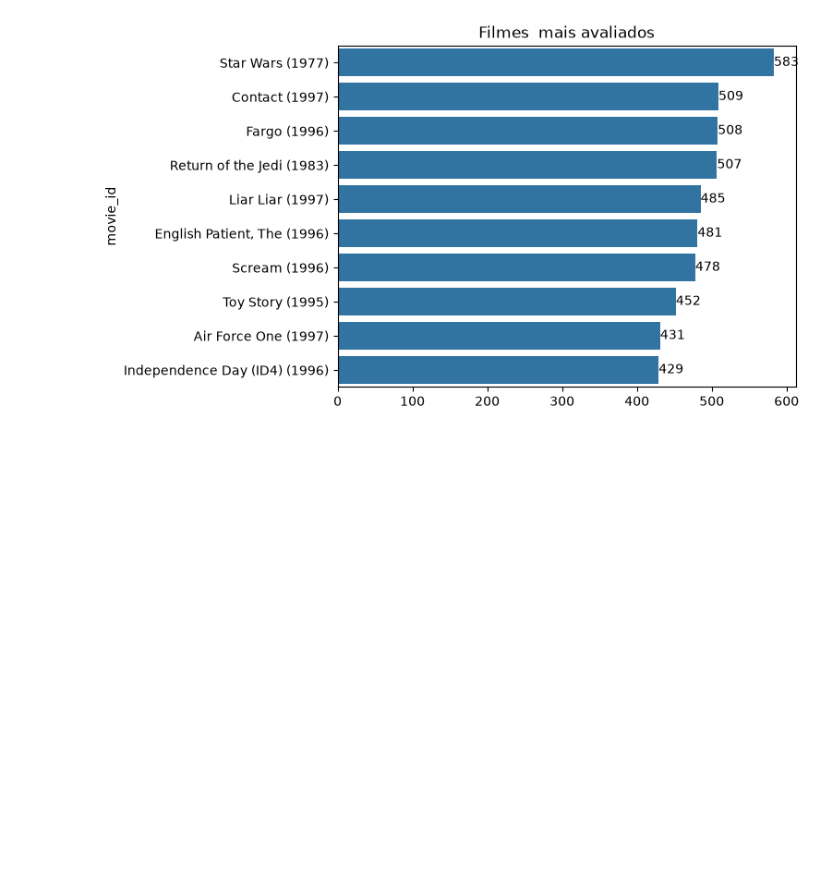
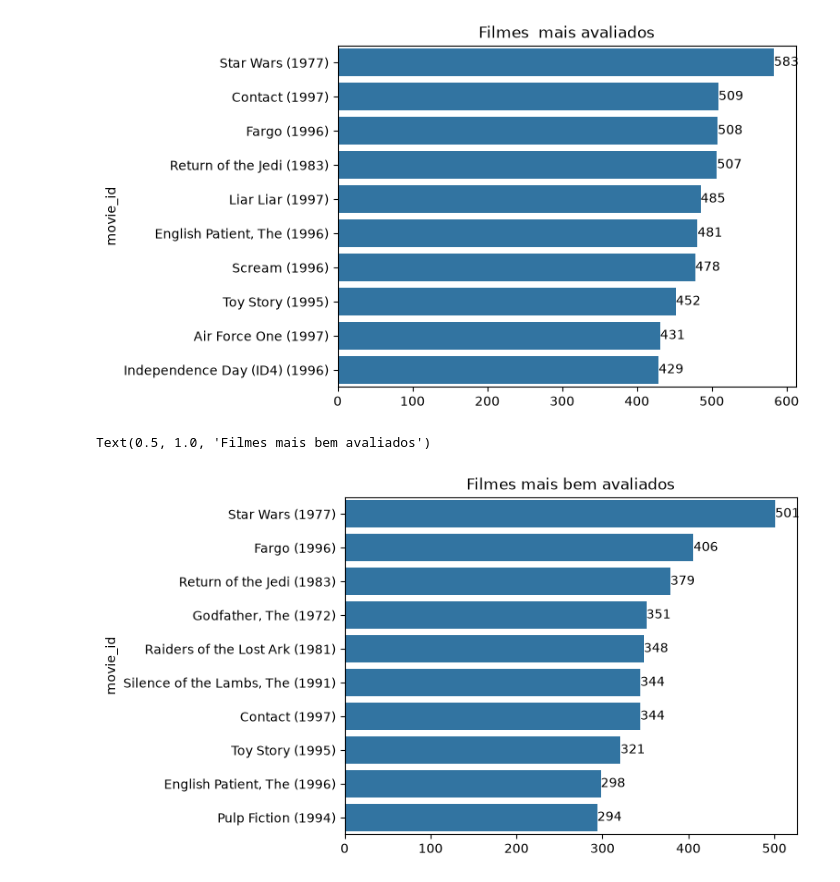
Before and after one commit to ThallesNonato1123/RecSys, a Jupyter notebook: training/notebooks/eda.ipynb, the cells around one changed output. Drawn from its saved outputs; the diff is of its cells as text; code cells hidden in the pictures; blank space fills up the shorter version.

```diff
--- a/training/notebooks/eda.ipynb
+++ b/training/notebooks/eda.ipynb
@@ -92,3 +92,14 @@ ax.set_title("Filmes  mais avaliados")
 # %% [output]
 Text(0.5, 1.0, 'Filmes  mais avaliados')
 [figure]
+# %%
+bem_avaliados = ratings[ratings["rating"] >= 4]
+contagem = bem_avaliados["movie_id"].value_counts().sort_values(ascending=False).head(10)
+
+titulos = movies.drop_duplicates("movie_id").set_index("movie_id")["title"]
+ax = sns.barplot(x=contagem.values, y=contagem.index.map(titulos))
+ax.bar_label(ax.containers[0])
+ax.set_title("Filmes mais bem avaliados")
+# %% [output]
+Text(0.5, 1.0, 'Filmes mais bem avaliados')
+[figure, added]
```
Also changed, not shown: parts of 3 cells of this notebook.
